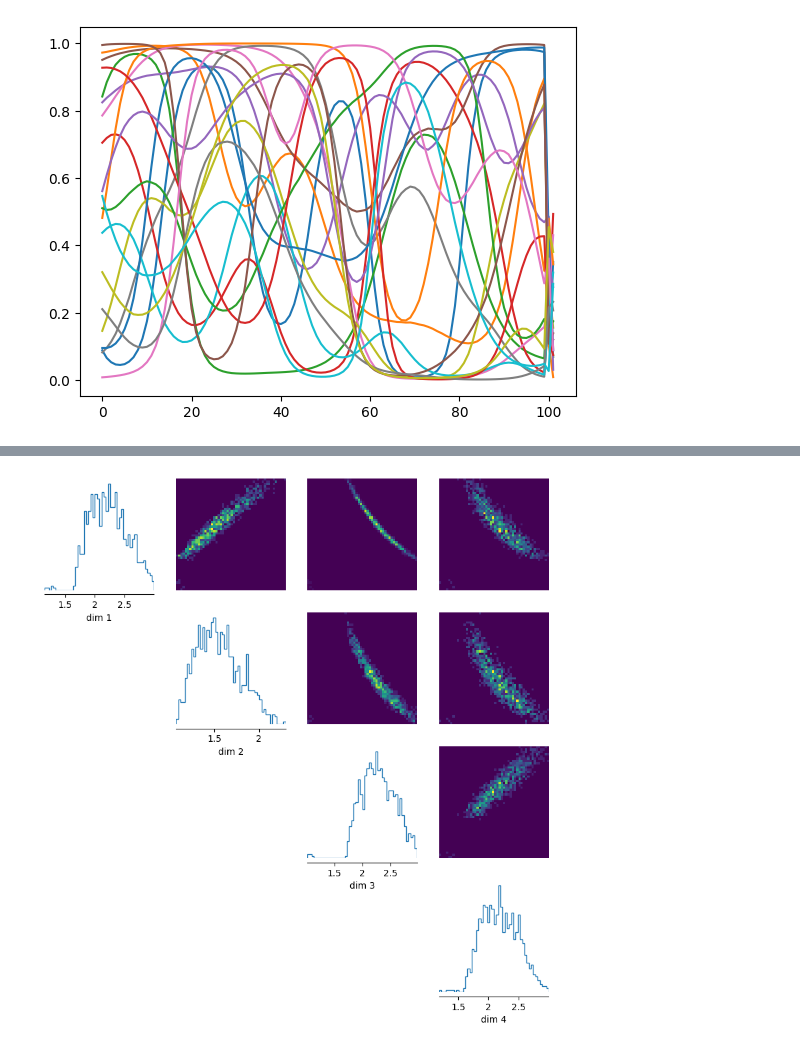
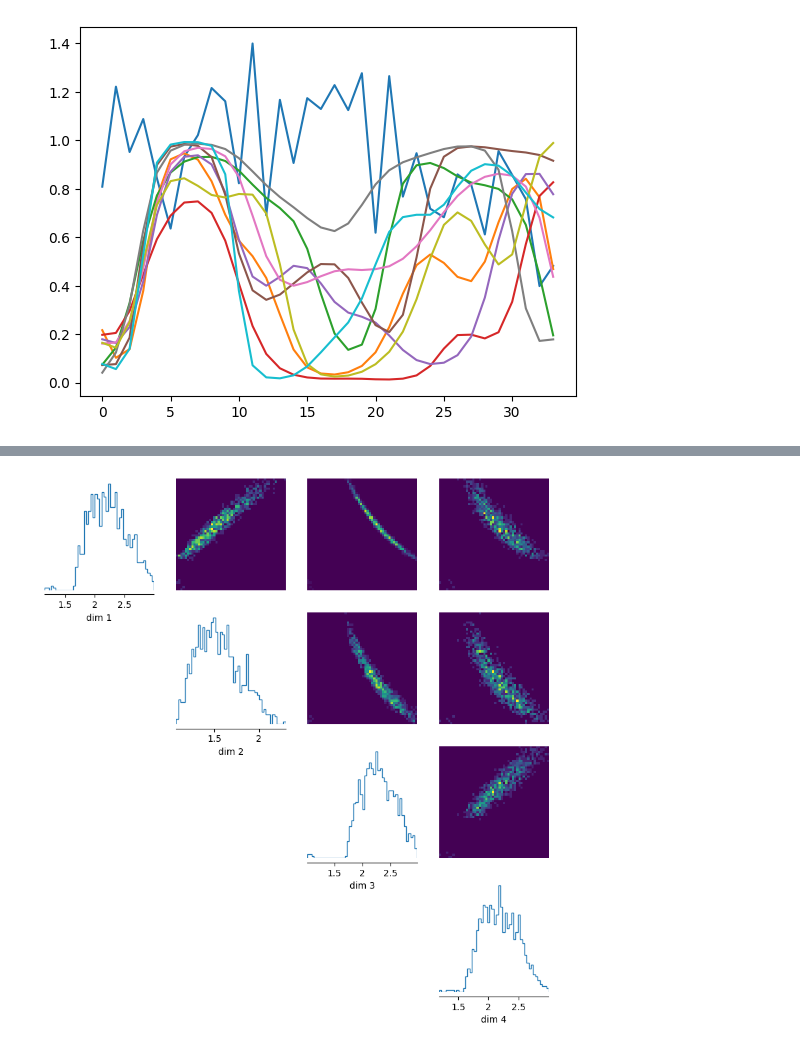
Before and after one commit to mackelab/probjax, a Jupyter notebook: scoresbibm/sir_task.ipynb, the cells around one changed output, grey strips where cells are left out. Cells and saved outputs as stored; diff of their text form; code cells hidden in the pictures.

```diff
--- a/scoresbibm/sir_task.ipynb
+++ b/scoresbibm/sir_task.ipynb
@@ -98,7 +98,7 @@ def sample_fn(key, condition_mask, x_o, *x_meta_data):
         del init_vals[var]
 
     init_vals_flat, unravel = ravel_args(init_vals)
-    potential_fn = log_potential_fn(joint_sampler, *x_meta_data)
+    potential_fn = log_potential_fn(model, *x_meta_data)
 
 
     @jax.jit
@@ -106,16 +106,17 @@ def sample_fn(key, condition_mask, x_o, *x_meta_data):
         vals = unravel(vals)
         return potential_fn(**vals, **conditioned_nodes)
 
-    kernel = LangevianMHKernel(step_size=1e-6)
-    kernel2 = GaussianMHKernel(step_size=0.5)
+    kernel = SliceKernel(step_size=0.5, num_steps=20)
     state = kernel.init_state(key,init_vals_flat)
     mcmc = MCMC(kernel, potential_fn_wrapper)
-    mcmc2 = MCMC(kernel2, potential_fn_wrapper)
-    samples, state = mcmc.run(state, 1000)
+    #mcmc2 = MCMC(kernel2, potential_fn_wrapper)
+    samples, state = mcmc.run(state, 20000)
     #samples, state = mcmc2.run(state, 200)
-    return samples
+    return unravel(samples)
 # %%
-sample = joint_sampler(jax.random.PRNGKey(3), ts_dense,ts_dense, ts_dense, ts_dense)
+ts_beta = ts_dense[::3]
+
+sample = joint_sampler(jax.random.PRNGKey(4), ts_beta,ts_dense, ts_dense, ts_dense)
 # %%
 plt.plot(sample["x0"])
 plt.plot(sample["x1"])
@@ -126,9 +132,9 @@ plt.plot(sample["x2"])
 # %%
-keys = jrandom.split(jrandom.PRNGKey(0), 100)
+keys = jrandom.split(jrandom.PRNGKey(1), 10)
 # %%
-observe_every= 2
-samples = sample_fn(keys, jnp.array([False, False, False, True, True, True]), (sample["x0"][::observe_every], sample["x1"][::observe_every], sample["x2"][::observe_every]), ts_dense[::observe_every], ts_dense[::observe_every], ts_dense[::observe_every],ts_dense[::observe_every])
+observe_every= 1
+samples = sample_fn(keys, jnp.array([False, False, False, True, True, True]), (sample["x0"][::observe_every], sample["x1"][::observe_every], sample["x2"][::observe_every]), ts_beta, ts_dense[::observe_every], ts_dense[::observe_every],ts_dense[::observe_every])
 # %%
-_ = plt.plot(samples[:20].T)
+_ = plt.plot(samples["theta2"].T)
 # %% [output]
-[figure, old version]
+[figure, new version]
```
Also changed, not shown: parts of 5 cells of this notebook, 3 other files.
